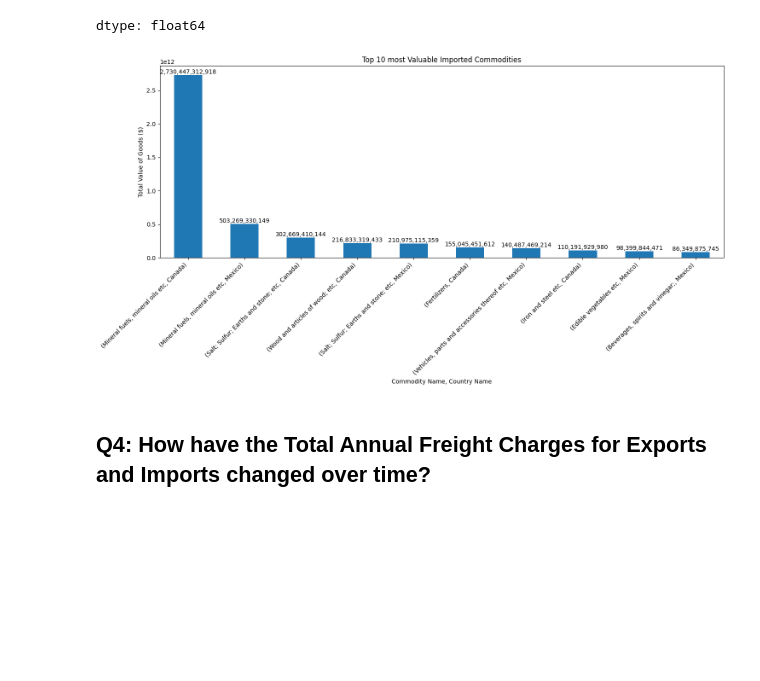
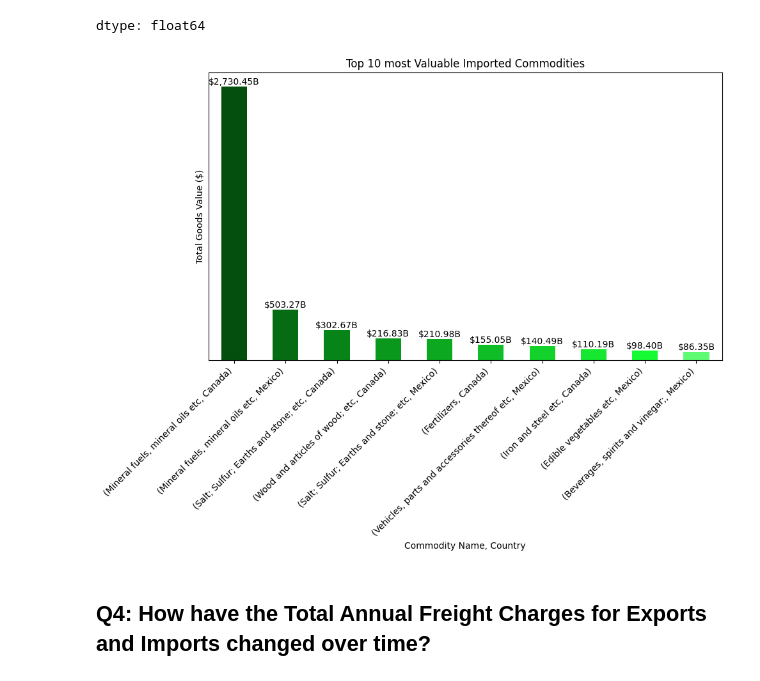
Before and after one commit to 02sagoe/TransBorderFreight_Data_Analysis, a Jupyter notebook: main.ipynb, the cells around one changed output. Saved outputs shown, nothing was run; the diff lists cells and outputs as text; code cells hidden in the pictures; blank space fills up the shorter version.

```diff
--- a/main.ipynb
+++ b/main.ipynb
@@ -205,7 +229,7 @@ filtered_data = data[data['TRDTYPE'] == 2]
 filtered_data = filtered_data.groupby(['YEAR', 'TRANSPORT_MODE']).size().unstack(fill_value=0)
 
 plt.figure(figsize=(12, 6))
-filtered_data.plot(kind='area', stacked=True, alpha=0.4, ax=plt.gca())
+filtered_data.plot(kind='area', stacked=True, alpha=0.4, cmap='Greens', ax=plt.gca())
 plt.title('Freight Volume of Imports for the different Modes of Transportation over time')
 plt.xlabel('Year')
 plt.ylabel('Number of Shipments')
@@ -215,6 +239,9 @@ plt.tight_layout()
 # Get the current axes
 ax = plt.gca()
 
+# remove the y-axis
+ax.set_yticks([])
+
 # Get the x and y coordinates of the stacked areas
 x_coords = filtered_data.index
 y_coords = filtered_data.values
@@ -222,7 +249,7 @@ y_coords = filtered_data.values
 # Add text labels at the top of each stack
 for i in range(len(x_coords)):
     total_value = sum(y_coords[i])
-    ax.text(x_coords[i], total_value, f'{total_value:,}', ha='center', va='bottom', fontsize=8)
+    ax.text(x_coords[i], total_value, f'{total_value/1_000_000:.2f}M', ha='center', va='bottom', fontsize=10)
 
 plt.show()
 # %% [output]
@@ -230,14 +257,14 @@ plt.show()
 # %%
 # Mapping dictionary for DISAGMOT to transportation modes
 disagmot_mapping = {
-        1 : "Vessel; Mail (U.S. Postal Service); Pipeline; Foreign Trade Zones (FTZs); Other",
+        1 : "Other",
         3 : "Air",
-        4 : "Vessel; Mail (U.S. Postal Service); Pipeline; Foreign Trade Zones (FTZs); Other",
+        4 : "Other",
         5 : "Truck",
         6 : "Rail",
-        7 : "Vessel; Mail (U.S. Postal Service); Pipeline; Foreign Trade Zones (FTZs); Other",
-        8 : "Vessel; Mail (U.S. Postal Service); Pipeline; Foreign Trade Zones (FTZs); Other",
-        9 : "Vessel; Mail (U.S. Postal Service); Pipeline; Foreign Trade Zones (FTZs); Other",
+        7 : "Other",
+        8 : "Other",
+        9 : "Other",
 }
 
 # Create a new column 'TRANSPORT_MODE' by mapping 'DISAGMOT'
@@ -427,28 +491,35 @@ commodity_mapping = {
 # Create a new column 'TRANSPORT_MODE' by mapping 'DISAGMOT'
 data['COMMODITY_NAME'] = data['COMMODITY2'].map(commodity_mapping)
 # %%
-# Filtering the data to only show Imports from the USA
+# Filtering the data to only show Imorts to the USA
 filtered_data = data[data['TRDTYPE'] == 2]
 
 # Aggregate SHIPWT by COMMODITY2 and sort in descending order
 filtered_data = filtered_data[filtered_data['COMMODITY_NAME'] != 100].groupby(['COMMODITY_NAME', 'COUNTRY_NAME'])['SHIPWT'].sum().sort_values(ascending=False).head(10)
 
-# Plot the top 15 heaviest commodities
-plt.figure(figsize=(15, 8))
-ax = filtered_data.plot(kind='bar')
+# Plot the top 10 heaviest commodities
+plt.figure(figsize=(10, 8))
+
+# Define colors
+colors = ['#044f0e', '#056c13', '#078418', '#09971c', '#0ba820', '#0fbd26', '#12d22b', '#16e731', '#16fa34', '#5efb73']
+
+ax = filtered_data.plot(kind='bar', color=[colors[i % 10] for i in range(len(filtered_data))])
 plt.title('Top 10 most Valuable Imported Commodities')
-plt.xlabel('Commodity Name, Country Name')
-plt.ylabel('Total Value of Goods ($)')
+plt.xlabel('Commodity Name, Country')
+plt.ylabel('Total Goods Value ($)')
 plt.xticks(rotation=45, ha='right')
 plt.tight_layout()
 
-# Add data labels
-for container in ax.containers:
-    ax.bar_label(container, fmt='{:,.0f}')
+# remove the y-axis
+ax.set_yticks([])
+
+# Add data labels in billions
+for i, value in enumerate(filtered_data):
+    ax.text(i, value, f'${value/1_000_000_000:,.2f}B', ha='center', va='bottom', fontsize=10)
 
 plt.show()
 # %% [output]
-[figure, old version]
+[figure, new version]
 # %% [markdown]
 ## Q4: How have the Total Annual Freight Charges for Exports and Imports changed over time?
 # %%
```
Also changed, not shown: parts of 30 cells of this notebook.
